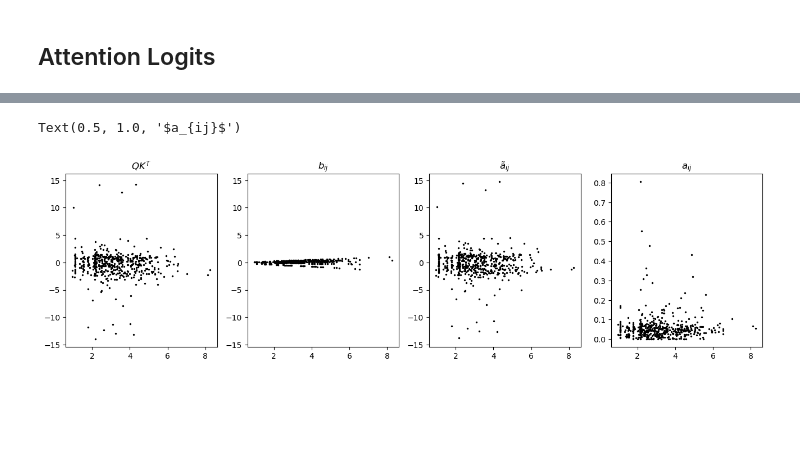
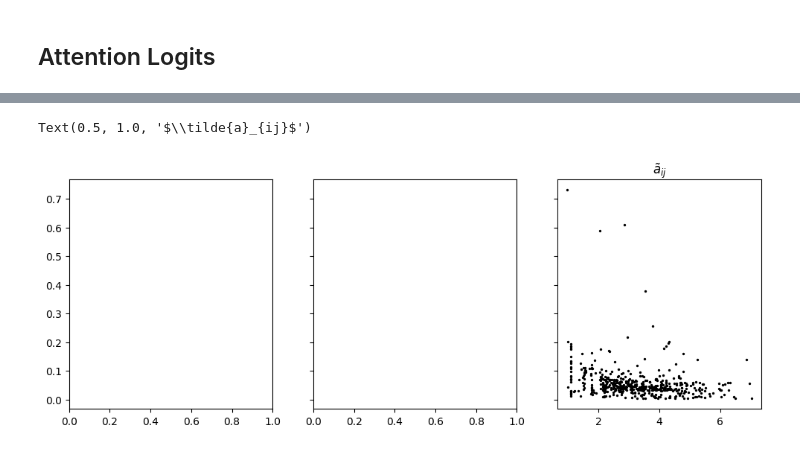
Before and after one commit to jshe2304/molecular_attention_bias, a Jupyter notebook: src/notebooks/attention_scores.ipynb, the cells around one changed output, grey strips where cells are left out. Drawn from its saved outputs; the diff is of its cells as text; code cells hidden in the pictures; blank space fills up the shorter version.

```diff
--- a/src/notebooks/attention_scores.ipynb
+++ b/src/notebooks/attention_scores.ipynb
@@ -27,23 +24,18 @@ The autoreload extension is already loaded. To reload it, use:
 # %%
 model = BiasedAttentionTransformer(
     n_tokens=6,
-    out_features=2,
+    out_features=3,
     E=64, H=8, D=8,
     dropout=0.1,
     radial_function_type="PowerLaw"
 )
-model_file = "/scratch/midway3/jshe/molecular-attention-bias/U_G/BiasedAttentionTransformer/PowerLaw/E64H8D8/202508061841171/model.pt"
+model_file = "/scratch/midway3/jshe/molecular-attention-bias/homo_lumo_U/BiasedAttentionTransformer/PowerLaw/E64H8D8/202508151721234/model.pt"
 state_dict = torch.load(model_file, map_location=torch.device('cpu'))
 model.load_state_dict(state_dict)
 model.eval();
 # %%
 dataset = PointCloudDataset(
-    atoms_file = "/scratch/midway3/jshe/data/qm9/scaffolded/validation/atoms.npy",
-    coordinates_file = "/scratch/midway3/jshe/data/qm9/scaffolded/validation/coordinates.npy",
-    y_file = "/scratch/midway3/jshe/data/qm9/scaffolded/validation/y.npy",
-    y_labels_file = "/scratch/midway3/jshe/data/qm9/transformed/y_labels.npy",
-    y_mean_file = "/scratch/midway3/jshe/data/qm9/transformed/y_mean.npy",
-    y_std_file = "/scratch/midway3/jshe/data/qm9/transformed/y_std.npy",
+    data_dir = "/scratch/midway3/jshe/data/qm9/scaffolded/validation/",
     target_labels = ['U', 'G']
 )
 dataloader = DataLoader(
@@ -69,14 +66,16 @@ sample_d = d[indices]
 # %% [markdown]
 ## Attention Logits
 # %%
-qkt = model.transformer_blocks[0].attn.hook['qkt']
+layer = 1
+
+qkt = model.transformer_blocks[layer].attn.hook['qkt']
 qkt = qkt[mask]
 sample_qkt = qkt[indices].numpy()
 
-attn_bias = model.transformer_blocks[0].attn.hook['attn_bias']
+attn_bias = model.transformer_blocks[layer].attn.hook['attn_bias']
 attn_bias = attn_bias[mask]
 sample_attn_bias = attn_bias[indices].numpy()
 
-attn_logits = model.transformer_blocks[0].attn.hook['attn_logits']
+attn_logits = model.transformer_blocks[layer].attn.hook['attn_logits']
 attn_logits = attn_logits[mask]
-sample_attn_logits = attn_logits[indices].numpy()
+sample_attn_logits = attn_logits[indices]
@@ -115,7 +81,0 @@ attn_probs = attn_probs[mask]
-# %%
-
-sample_d = d[indices].numpy()
-
-sample_attn_bias = attn_bias[indices].numpy()
-sample_attn_logits = attn_logits[indices].numpy()
-sample_attn_probs = attn_probs[indices].numpy()
@@ -122,17 +92,12 @@ sample_attn_probs = attn_probs[indices].numpy()
 # %%
-fig, (ax0, ax1, ax2, ax3) = plt.subplots(1, 4, figsize=(16, 4))
+fig, (ax0, ax1, ax2) = plt.subplots(1, 3, figsize=(12, 4), sharey=True)
 
-ax0.sharey(ax1)
-ax1.sharey(ax2)
-
-ax0.scatter(sample_d, sample_qkt, s=2, color='k')
-ax0.set_title('$QK^T$')
-ax1.scatter(sample_d, sample_attn_bias, s=2, color='k')
-ax1.set_title('$b_{ij}$')
+#ax0.scatter(sample_d, sample_qkt, s=2, color='k')
+#ax0.set_title('$QK^T$')
+#ax1.scatter(sample_d, sample_attn_bias, s=2, color='k')
+#ax1.set_title('$b_{ij}$')
 ax2.scatter(sample_d, sample_attn_logits, s=2, color='k')
 ax2.set_title(r'$\tilde{a}_{ij}$')
-ax3.scatter(sample_d, sample_attn_probs, s=2, color='k')
-ax3.set_title('$a_{ij}$')
 # %% [output]
-Text(0.5, 1.0, '$a_{ij}$')
+Text(0.5, 1.0, '$\\tilde{a}_{ij}$')
-[figure, old version]
+[figure, new version]
```
Also changed, not shown: parts of 5 cells of this notebook, 53 other files.
